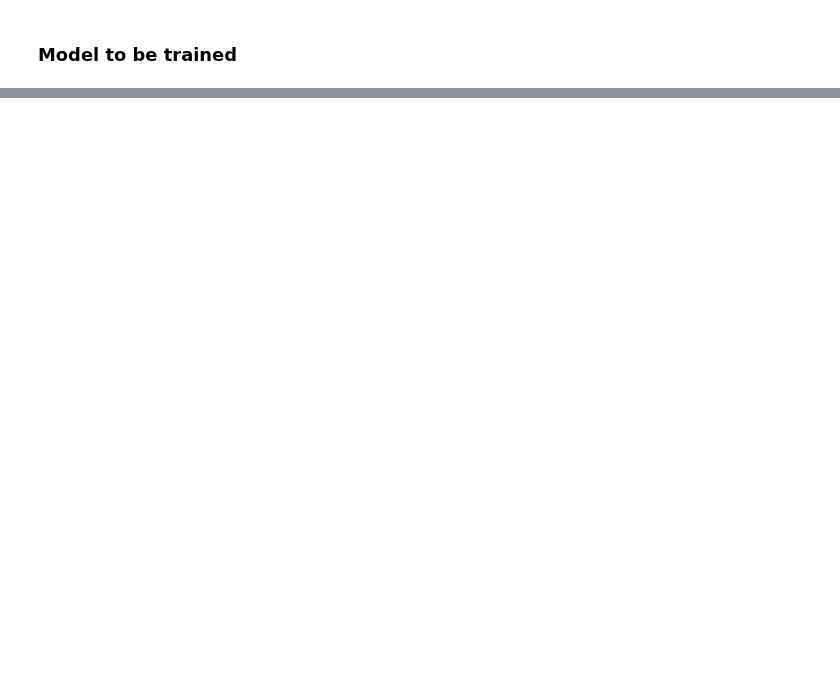
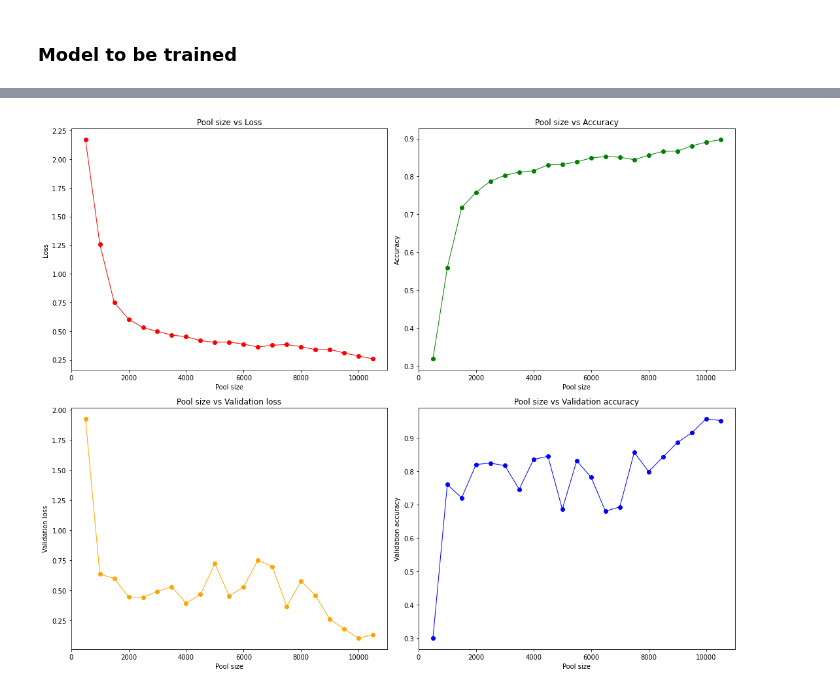
Before and after one commit to gittmp/sustainable-risk-modelling, a Jupyter notebook: Program/active-learning.ipynb, the cells around one changed output, grey strips where cells are left out. Saved outputs shown, nothing was run; the diff lists cells and outputs as text; code cells hidden in the pictures; blank space fills up the shorter version.

```diff
--- a/Program/active-learning.ipynb
+++ b/Program/active-learning.ipynb
@@ -163,3 +180,0 @@ k = 100
-# %%
-# 4. train model over seed
-al_model.fit(X_seed, y_seed, epochs=3, validation_split=0.2)
@@ -165,0 +198,19 @@ al_model.fit(X_seed, y_seed, epochs=3, validation_split=0.2)
+# %%
+# importance function
+def split_by_importance(probabilities, X_validation, y_validation, sample):
+    # 6. calculate importance of each instance (version 1: uncertainty sampling)
+    importance_scores = np.argmax(probabilities, axis=1)
+
+    # 7. select k most important instances and move to pool
+    important_indices = np.argpartition(importance_scores, sample)
+    important_indices = important_indices[:sample]
+
+    X = X_validation[important_indices]
+    y = y_validation[important_indices]
+
+    # update validation set
+    val_indices = [i for i in range(0, X_validation.shape[0]) if i not in important_indices]
+    X_validation = X_validation[val_indices]
+    y_validation = y_validation[val_indices]
+
+    return X, y, X_validation, y_validation
@@ -165,0 +272,19 @@ al_model.fit(X_seed, y_seed, epochs=3, validation_split=0.2)
+# %%
+fig, ax = plt.subplots(2, 2, figsize=(15, 12))
+
+ax[0, 0].plot(pool_sizes, losses, linewidth=1.0, color='red', marker='o')
+ax[0, 0].set(title=f'Pool size vs Loss', xlabel='Pool size', ylabel='Loss')
+
+ax[0, 1].plot(pool_sizes, accuracies, linewidth=1.0, color='green', marker='o')
+ax[0, 1].set(title=f'Pool size vs Accuracy', xlabel='Pool size', ylabel='Accuracy')
+
+ax[1, 0].plot(pool_sizes, losses_val, linewidth=1.0, color='orange', marker='o')
+ax[1, 0].set(title=f'Pool size vs Validation loss', xlabel='Pool size', ylabel='Validation loss')
+
+ax[1, 1].plot(pool_sizes, accuracies_val, linewidth=1.0, color='blue', marker='o')
+ax[1, 1].set(title=f'Pool size vs Validation accuracy', xlabel='Pool size', ylabel='Validation accuracy')
+
+plt.tight_layout()
+plt.show()
+# %% [output]
+[figure, added]
```
Also changed, not shown: parts of 18 cells of this notebook.
